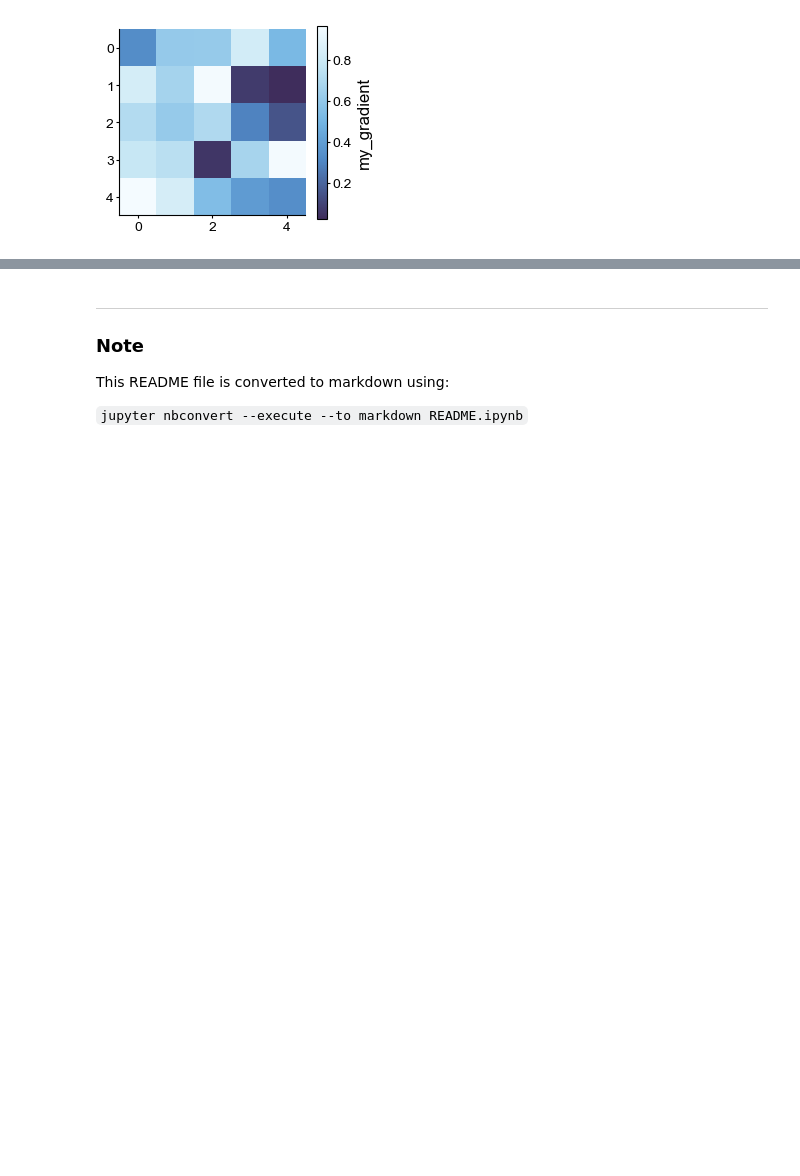
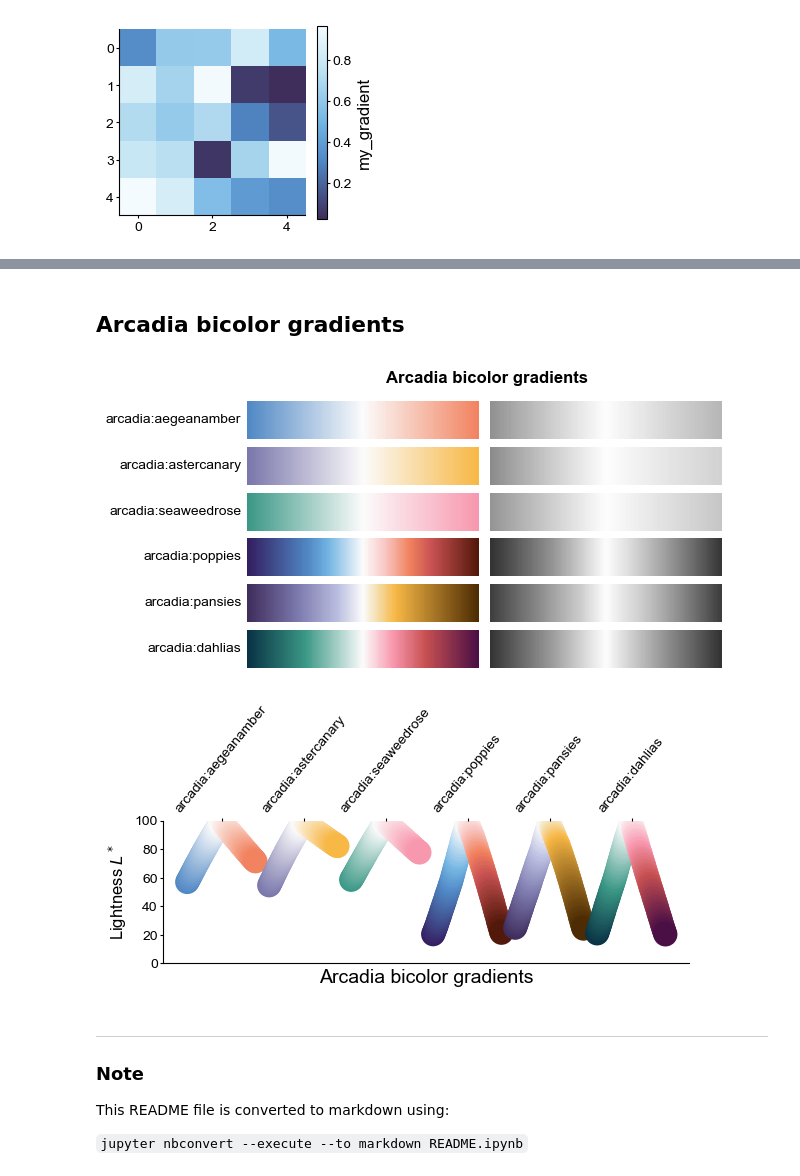
Before and after one commit to Arcadia-Science/arcadia-pycolor, a Jupyter notebook: README.ipynb, the cells around one changed output, grey strips where cells are left out. Cells and saved outputs as stored; diff of their text form; code cells hidden in the pictures; blank space fills up the shorter version.

```diff
--- a/README.ipynb
+++ b/README.ipynb
@@ -362,3 +412,27 @@ plt.show()
+# %% [markdown]
+## Arcadia bicolor gradients
+# %%
+bicolor_gradients = [
+    'arcadia:aegeanamber', 'arcadia:astercanary', 'arcadia:seaweedrose',
+    'arcadia:poppies', 'arcadia:pansies', 'arcadia:dahlias'
+]
+
+apc.plot_color_gradients(
+    {grad: grad for grad in bicolor_gradients},
+    title = 'Arcadia bicolor gradients',
+    figsize = (6, 3)
+)
+
+apc.plot_color_lightness(
+    {grad: grad for grad in bicolor_gradients},
+    title = 'Arcadia bicolor gradients',
+    figsize = (6, 3),
+    horizontal_spacing = 1.2,
+    cmap_type = 'bicolor'
+)
+# %% [output]
+[figure, added]
+[figure, added]
 # %% [markdown]
 ---
 ### Note
```
Also changed, not shown: parts of 14 cells of this notebook, 3 other files.
